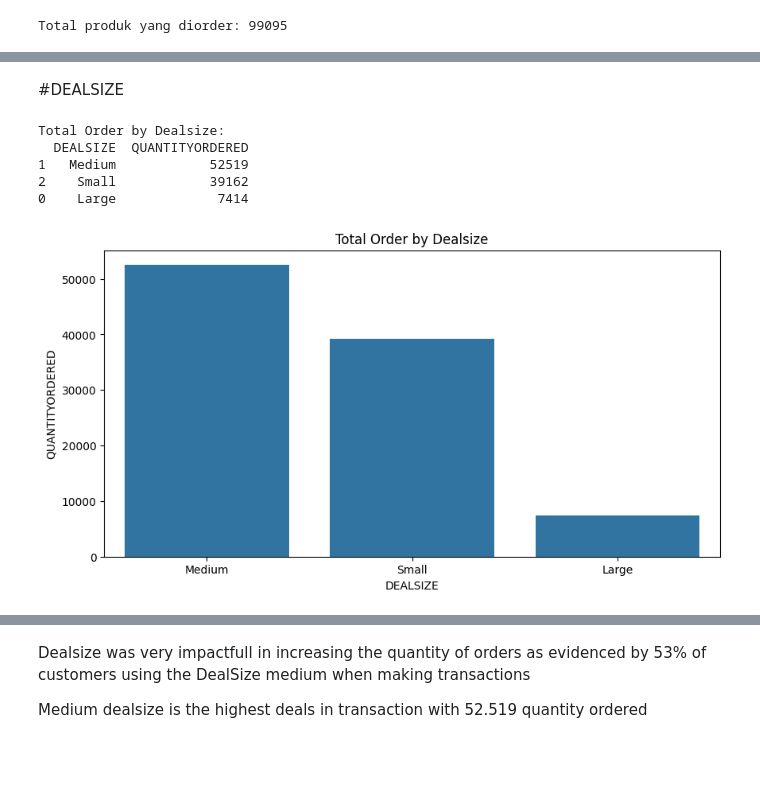
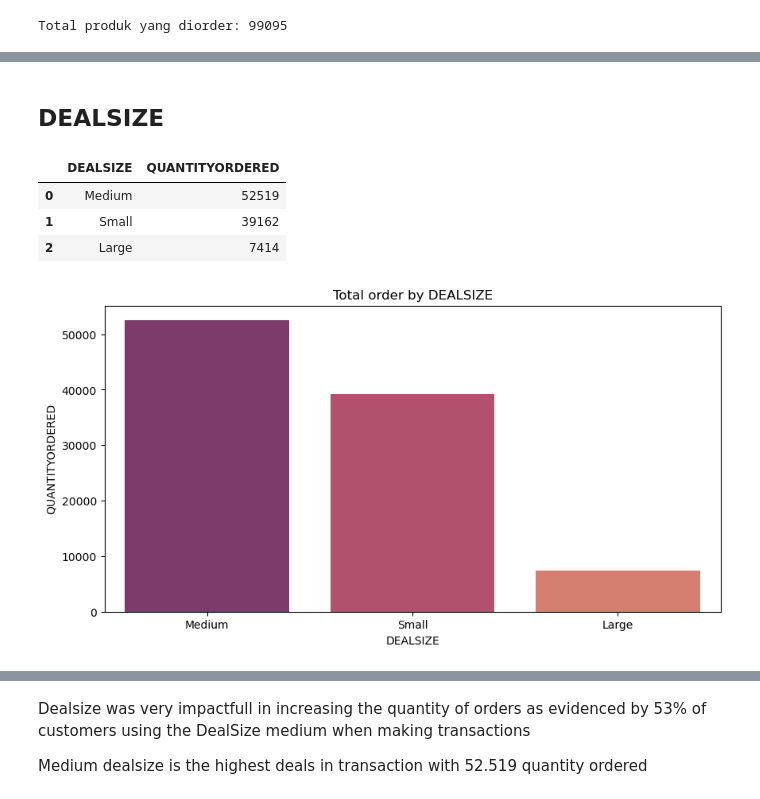
Before and after one commit to rijajir/starting_git, a Jupyter notebook: Riza Arfiqih - Case Study.ipynb, the cells around one changed output, grey strips where cells are left out. Drawn from its saved outputs; the diff is of its cells as text; code cells hidden in the pictures; blank space fills up the shorter version.

```diff
--- a/Riza Arfiqih - Case Study.ipynb
+++ b/Riza Arfiqih - Case Study.ipynb
@@ -63,0 +1,10 @@ memory usage: 220.8+ KB
+# %%
+import pandas as pd
+import numpy as np
+import seaborn as sns
+import matplotlib.pyplot as plt
+import warnings
+warnings.filterwarnings("ignore")
+
+df = pd.read_excel("C:\Main Storage\Documents\Works\Datasets\Vehicle Sales Data\Sales Data_Vehicles Trader.xlsx")
+df.head()
@@ -251,30 +120,20 @@ Name: 4, dtype: object
 # %% [markdown]
-#DEALSIZE
+## DEALSIZE
 # %%
-dealsize_totals = df.groupby('DEALSIZE')['QUANTITYORDERED'].sum().reset_index()
-
-sorted_dealsize_totals = dealsize_totals.sort_values(by='QUANTITYORDERED', ascending=False)
-print("\nTotal Order by Dealsize:")
-print(sorted_dealsize_totals)
+dealsize_totals = df.groupby('DEALSIZE')['QUANTITYORDERED'].sum().sort_values(ascending=False).reset_index()
+dealsize_totals
 # %% [output]
-Total Order by Dealsize:
-  DEALSIZE  QUANTITYORDERED
-1   Medium            52519
-2    Small            39162
-0    Large             7414
+|  | DEALSIZE | QUANTITYORDERED |
+| 0 | Medium | 52519 |
+| 1 | Small | 39162 |
+| 2 | Large | 7414 |
 # %%
-visualization_data2 = pd.DataFrame ({
-    'DEALSIZE': sorted_dealsize_totals['DEALSIZE'].tolist(),
-    'QUANTITYORDERED': sorted_dealsize_totals['QUANTITYORDERED'].tolist()
-})
-
-sns.barplot(data=visualization_data2, x='DEALSIZE', y='QUANTITYORDERED')
-
-plt.title('Total Order by Dealsize')
+plt.rcParams['figure.figsize'] = (10,5)
+sns.barplot(data=dealsize_totals, x='DEALSIZE', y='QUANTITYORDERED', palette='flare_r')
+plt.title('Total order by DEALSIZE')
 plt.xlabel('DEALSIZE')
 plt.ylabel('QUANTITYORDERED')
-
 plt.show()
 # %% [output]
-[figure, old version]
+[figure, new version]
 # %%
```
Also changed, not shown: parts of 21 cells of this notebook.
